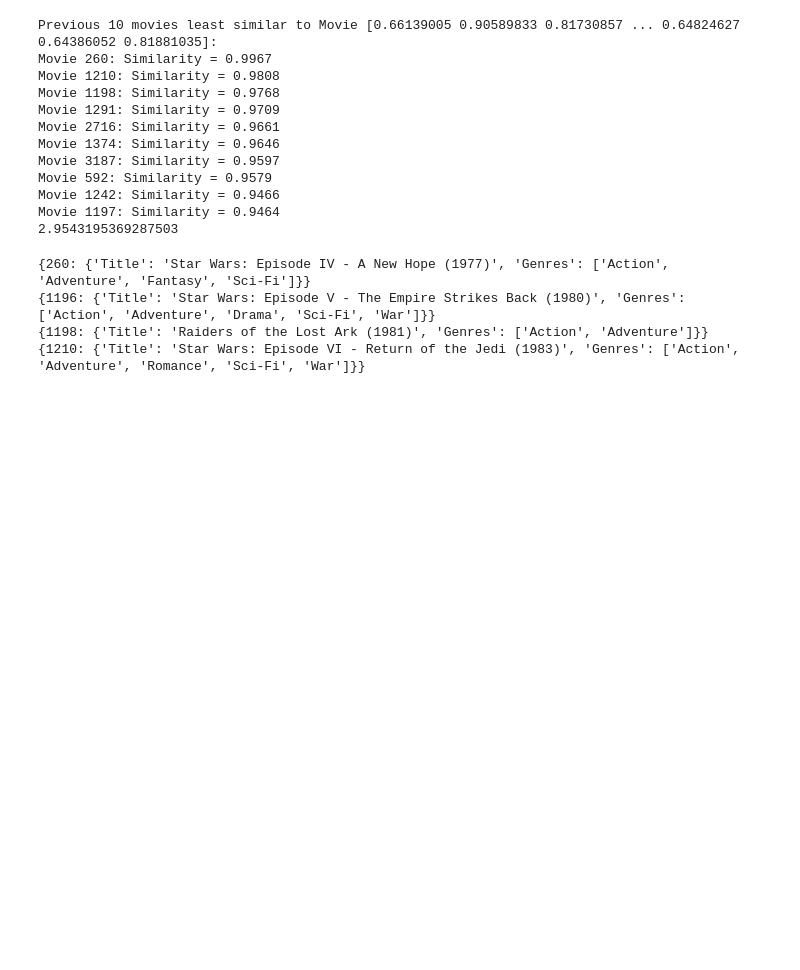
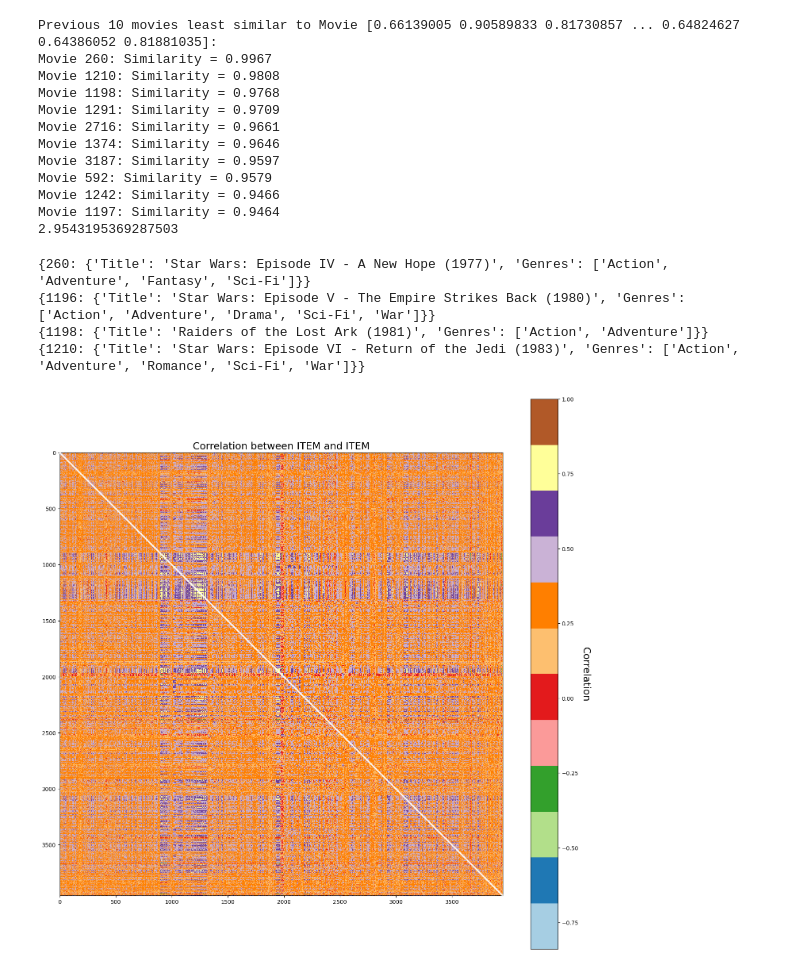
Before and after one commit to SergeyHSE/ALSalgorithm.github.io, a Jupyter notebook: ALS.ipynb, the cells around one changed output. Saved outputs shown, nothing was run; the diff lists cells and outputs as text; code cells hidden in the pictures; blank space fills up the shorter version.

```diff
--- a/ALS.ipynb
+++ b/ALS.ipynb
@@ -341,3 +341,20 @@ for movie_id, movie_info in movies.items():
 {1196: {'Title': 'Star Wars: Episode V - The Empire Strikes Back (1980)', 'Genres': ['Action', 'Adventure', 'Drama', 'Sci-Fi', 'War']}}
 {1198: {'Title': 'Raiders of the Lost Ark (1981)', 'Genres': ['Action', 'Adventure']}}
 {1210: {'Title': 'Star Wars: Episode VI - Return of the Jedi (1983)', 'Genres': ['Action', 'Adventure', 'Romance', 'Sci-Fi', 'War']}}
+# %%
+#Let's build correlation matrix
+
+np_items = np.array(movie_cos_simiraity)
+np_items = np.corrcoef(np_items)
+
+fig, ax = plt.subplots(figsize=(18,18))
+heatmap = ax.imshow(np_items, cmap='Paired')
+for i in range(np_items.shape[0]):
+    ax.text(i, i, "1.0", ha="center", va="center", color="white",
+            fontsize=2, fontweight='light')
+cbar = ax.figure.colorbar(heatmap, ax=ax)
+cbar.ax.set_ylabel('Correlation', rotation=-90, va="bottom", fontsize=18)
+plt.title('Correlation between ITEM and ITEM', fontsize=18)
+plt.show()
+# %% [output]
+[figure, added]
```
